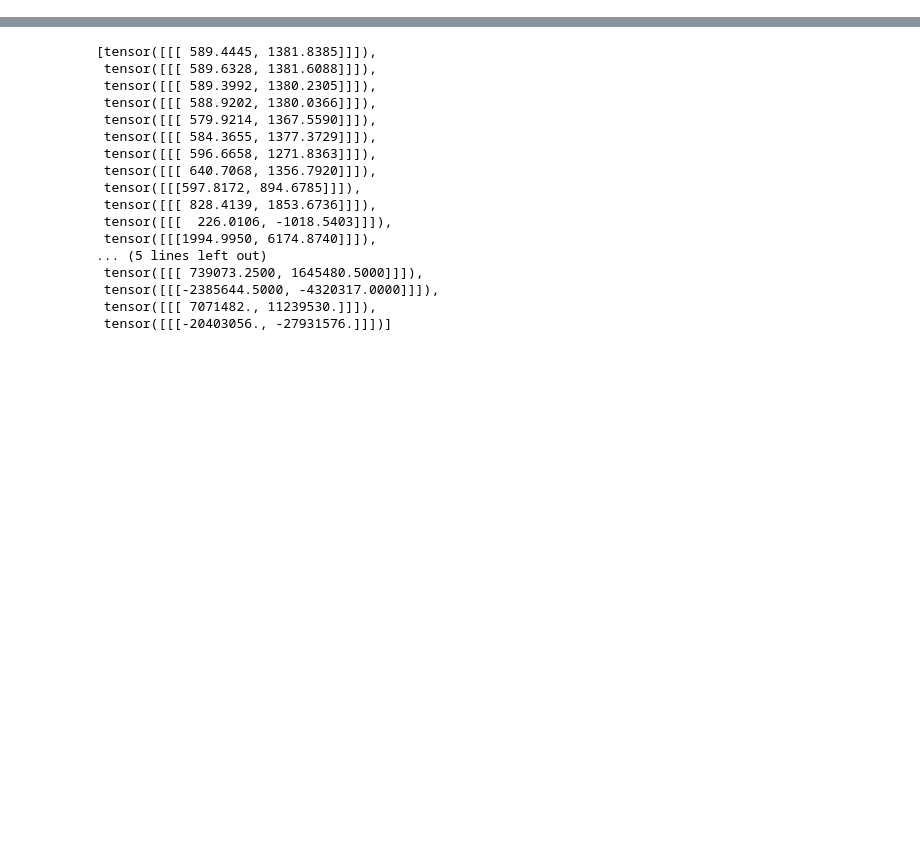
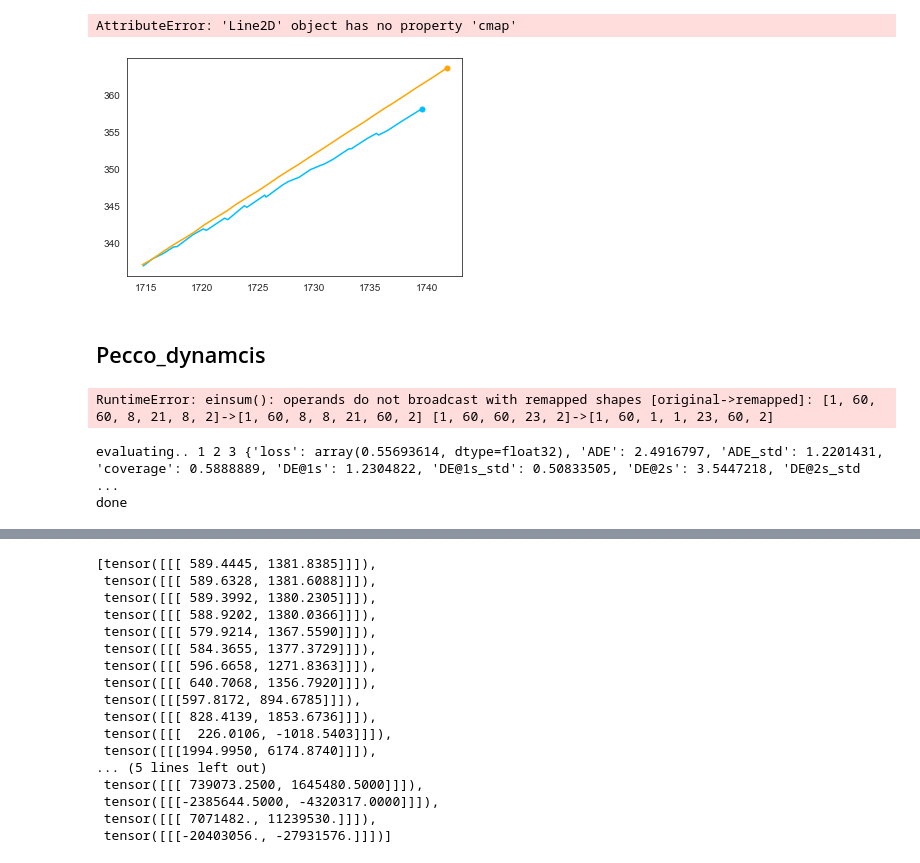
Before and after one commit to huiwenn/misc, a Jupyter notebook: scripts/vis.ipynb, the cells around one changed output, grey strips where cells are left out. Drawn from its saved outputs; the diff is of its cells as text; code cells hidden in the pictures; blank space fills up the shorter version.

```diff
--- a/scripts/vis.ipynb
+++ b/scripts/vis.ipynb
@@ -85,0 +297,8 @@ def plot_id(key):
+# %%
+for k in prediction_gt_dyna.keys():
+    plot_id_density(prediction_gt_dyna,k)
+# %% [output]
+AttributeError: 'Line2D' object has no property 'cmap'
+[figure, added]
+# %% [markdown]
+## Pecco_dynamcis
@@ -85,0 +315,28 @@ def plot_id(key):
+# %%
+i=0
+for valdata in val_dataset:
+    testpred = equi_pred(valdata, trained_model_dyna)
+    visualize_trajectory(testpred, show=True)
+    i += 1
+    if i >= 2:
+        break
+# %% [output]
+RuntimeError: einsum(): operands do not broadcast with remapped shapes [original->remapped]: [1, 60, 60, 8, 21, 8, 2]->[1, 60, 8, 8, 21, 60, 2] [1, 60, 60, 23, 2]->[1, 60, 1, 1, 23, 60, 2]
+# %%
+
+val_dataset = read_pkl_data(val_path, batch_size=1, shuffle=False, repeat=False)
+
+model_name = 'nll_dyna_local' #'rho_reg_pecco'
+#trained_model = torch.load('../checkpoints/' + model_name + '.pth',map_location=torch.device('cpu'))
+trained_model_dyna = torch.load('../' + model_name + '.pth',map_location=torch.device('cpu'))
+
+trained_model_dyna.eval()
+
+with torch.no_grad():
+    total_loss, prediction_gt_dyna, res = evaluate(trained_model_dyna, val_dataset, nll_dyna,
+                                       train_window=30, max_iter=3,
+                                       device='cpu', start_iter=0,
+                                        use_lane=False, batch_size=1)
+# %% [output]
+evaluating.. 1 2 3 {'loss': array(0.55693614, dtype=float32), 'ADE': 2.4916797, 'ADE_std': 1.2201431, 'coverage': 0.5888889, 'DE@1s': 1.2304822, 'DE@1s_std': 0.50833505, 'DE@2s': 3.5447218, 'DE@2s_std ...
+done
```
Also changed, not shown: parts of 77 cells of this notebook, 3 other files.
